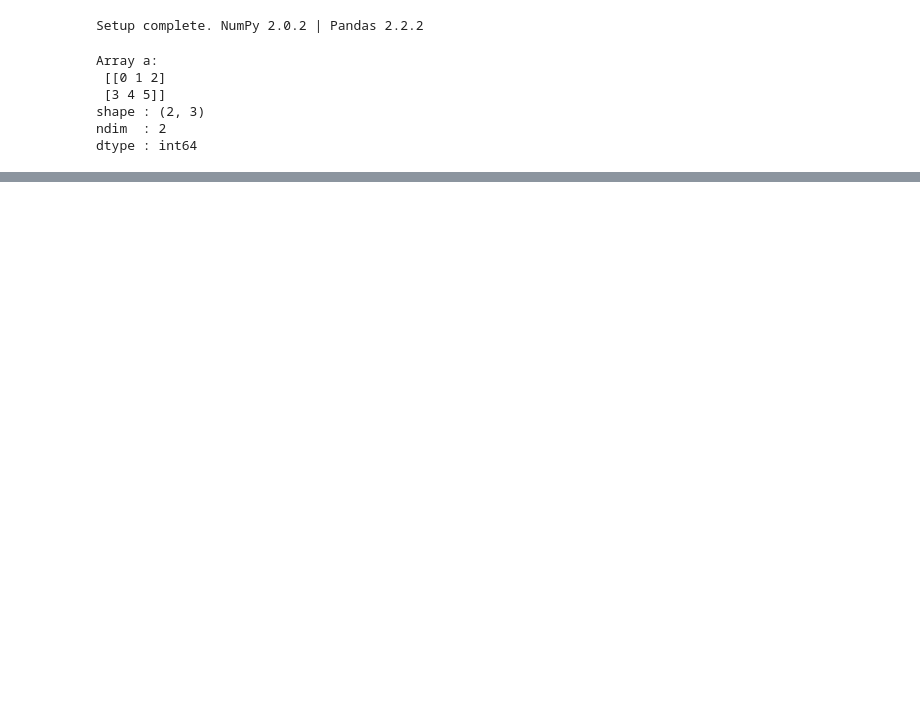
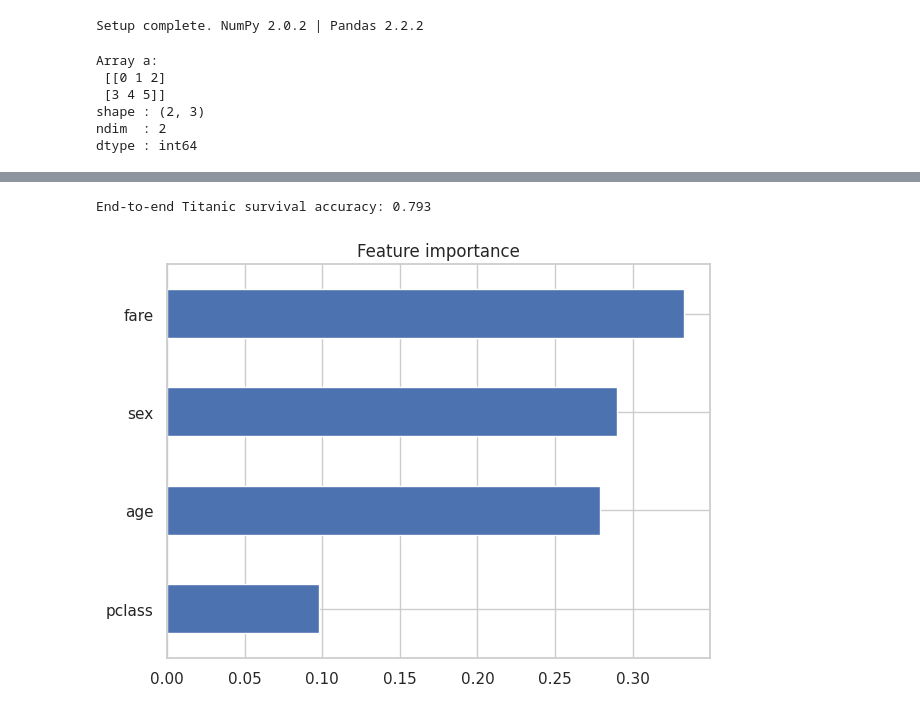
Before and after one commit to Anusha-Chittiraju123/NASSCOM, a Jupyter notebook: WEEK 2/U3_Python_Part2_Lab.ipynb, the cells around one changed output, grey strips where cells are left out. Cells and saved outputs as stored; diff of their text form; code cells hidden in the pictures; blank space fills up the shorter version.

```diff
--- a/WEEK 2/U3_Python_Part2_Lab.ipynb
+++ b/WEEK 2/U3_Python_Part2_Lab.ipynb
@@ -42,0 +351,34 @@ dtype : int64
+# %%
+
+# -----------------------------------------------------------
+# 🔹 5. END-TO-END MINI WORKFLOW
+# -----------------------------------------------------------
+
+# RAW  -> load the table (Pandas)
+data = sns.load_dataset('titanic')
+
+# CLEAN -> keep a few features, fill/drop missing, encode 'sex' (Pandas + NumPy)
+data = data[['survived', 'pclass', 'sex', 'age', 'fare']].copy()
+data['age'] = data['age'].fillna(data['age'].median())
+data['sex'] = np.where(data['sex'] == 'male', 0, 1)   # encode to numbers
+data = data.dropna()
+
+# SPLIT -> features X and target y as NumPy arrays (NumPy)
+X = data.drop(columns='survived').values
+y = data['survived'].values
+X_tr, X_te, y_tr, y_te = train_test_split(X, y, test_size=0.2, random_state=42)
+
+# MODEL -> fit + predict + score (scikit-learn)
+model = RandomForestClassifier(random_state=42).fit(X_tr, y_tr)
+acc = accuracy_score(y_te, model.predict(X_te))
+
+# OUTPUT -> the result, plus a quick feature-importance chart (Matplotlib)
+print('End-to-end Titanic survival accuracy:', round(acc, 3))
+
+importances = pd.Series(model.feature_importances_,
+                        index=data.drop(columns='survived').columns)
+importances.sort_values().plot.barh(title='Feature importance')
+plt.tight_layout(); plt.show()
+# %% [output]
+End-to-end Titanic survival accuracy: 0.793
+[figure, added]
```
Also changed, not shown: parts of 18 cells of this notebook.
